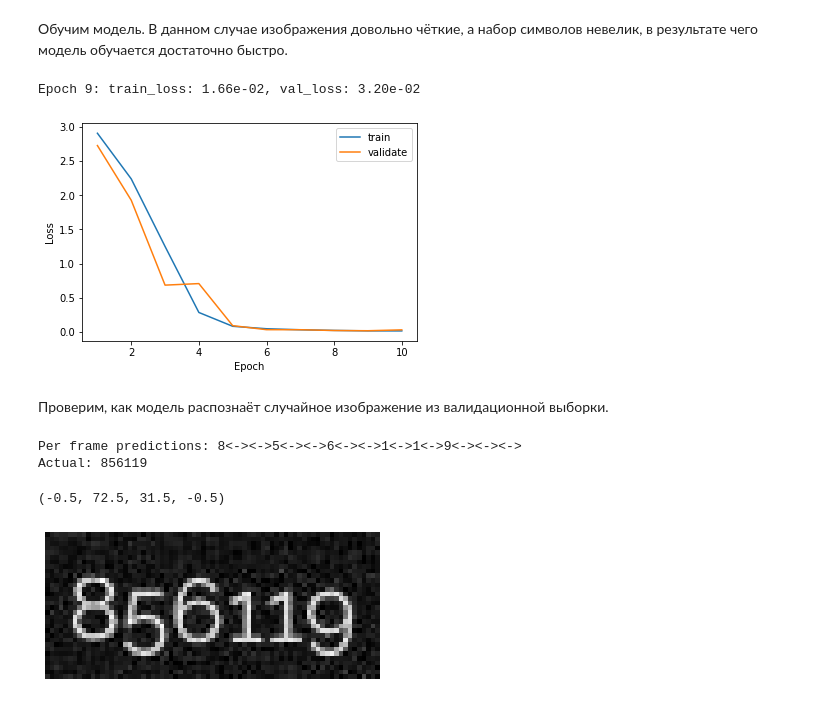
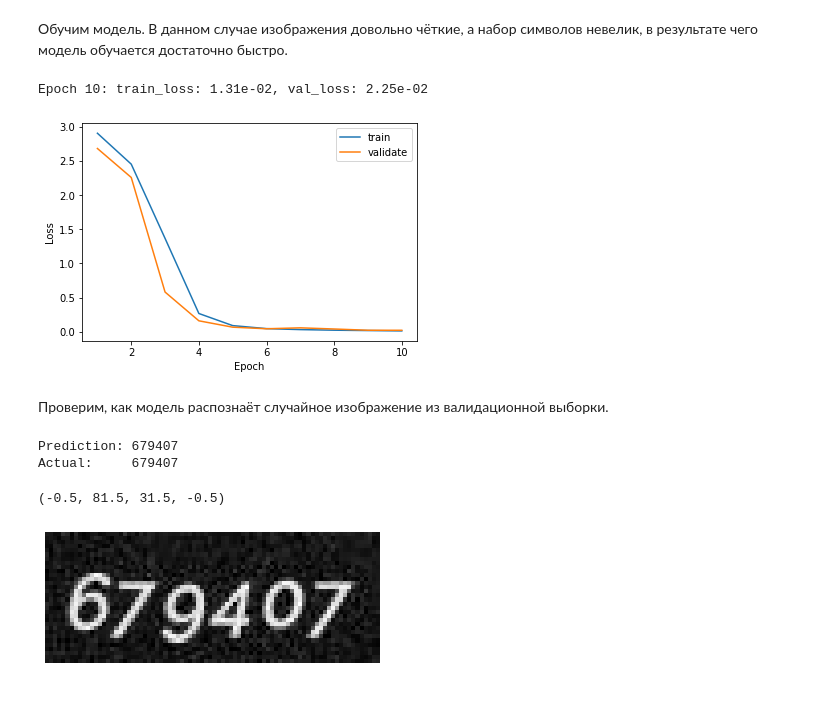
Before and after one commit to sreznick/ocr-search, a Jupyter notebook: word_classifier/example_digits.ipynb, the cells around one changed output. Saved outputs shown, nothing was run; the diff lists cells and outputs as text; code cells hidden in the pictures.

Commit message:
Add CTC decoder

```diff
--- a/word_classifier/example_digits.ipynb
+++ b/word_classifier/example_digits.ipynb
@@ -157,7 +157,7 @@ optimizer = torch.optim.RMSprop(model.parameters(), lr=LR)
 for i in range(EPOCHS):
     train_loss[i] = train_epoch(model, train_dataloader, optimizer, loss_fn)
     val_loss[i] = validate_epoch(model, val_dataloader, loss_fn)
-    print(f'\rEpoch {i}: train_loss: {train_loss[i]:.2e}, val_loss: {val_loss[i]:.2e}',
+    print(f'\rEpoch {i+1}: train_loss: {train_loss[i]:.2e}, val_loss: {val_loss[i]:.2e}',
           end='')
 print()
 
@@ -170,23 +170,23 @@ plt.ylabel('Loss')
 plt.legend()
 plt.show()
 # %% [output]
-Epoch 9: train_loss: 1.66e-02, val_loss: 3.20e-02
+Epoch 10: train_loss: 1.31e-02, val_loss: 2.25e-02
-[figure, old version]
+[figure, new version]
 # %% [markdown]
 Проверим, как модель распознаёт случайное изображение из валидационной выборки.
 # %%
 img, y, _ = random.choice(val_dataset)
 model.eval()
 with torch.no_grad():
-    logits = model(img.unsqueeze(0).to(DEVICE)).cpu().squeeze().numpy()
-prediction_tokens = np.argmax(logits, -1)
-predictions = dataset_utils.decode(vocab, prediction_tokens)
-print(f'Per frame predictions: {predictions}')
-print(f'Actual: {y}')
+    logits = model(img.unsqueeze(0).to(DEVICE))
+log_probs = torch.nn.functional.log_softmax(logits, -1).cpu().squeeze().numpy()
+prediction = decoders.ctc_greedy(log_probs, vocab.get_itos())
+print(f'Prediction: {prediction}')
+print(f'Actual:     {y}')
 plt.imshow(img[0].numpy(), cmap='gray')
 plt.axis('off')
 # %% [output]
-Per frame predictions: 8<-><->5<-><->6<-><->1<->1<->9<-><-><->
-Actual: 856119
+Prediction: 679407
+Actual:     679407
-(-0.5, 72.5, 31.5, -0.5)
+(-0.5, 81.5, 31.5, -0.5)
-[figure, old version]
+[figure, new version]
```
Also changed, not shown: parts of 2 cells of this notebook, 4 other files.
